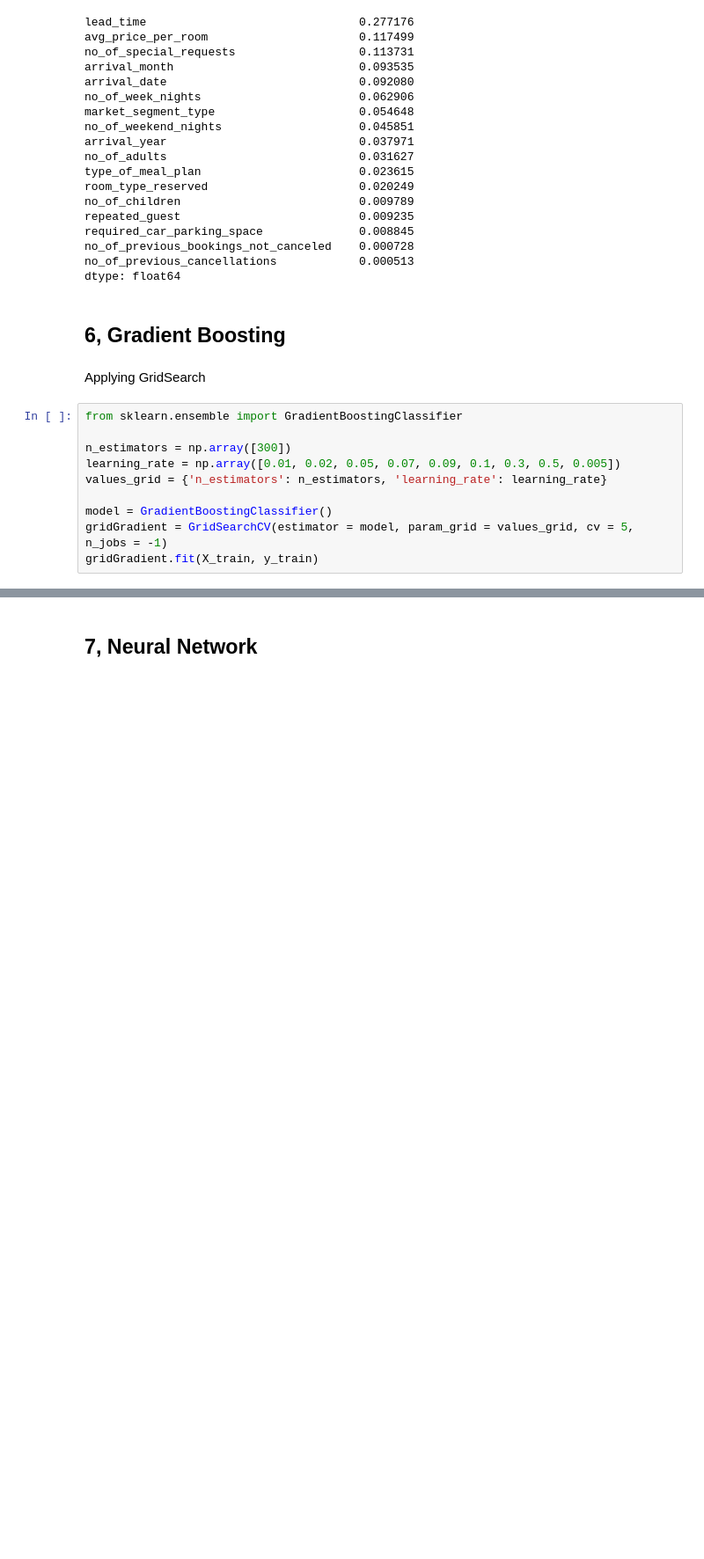
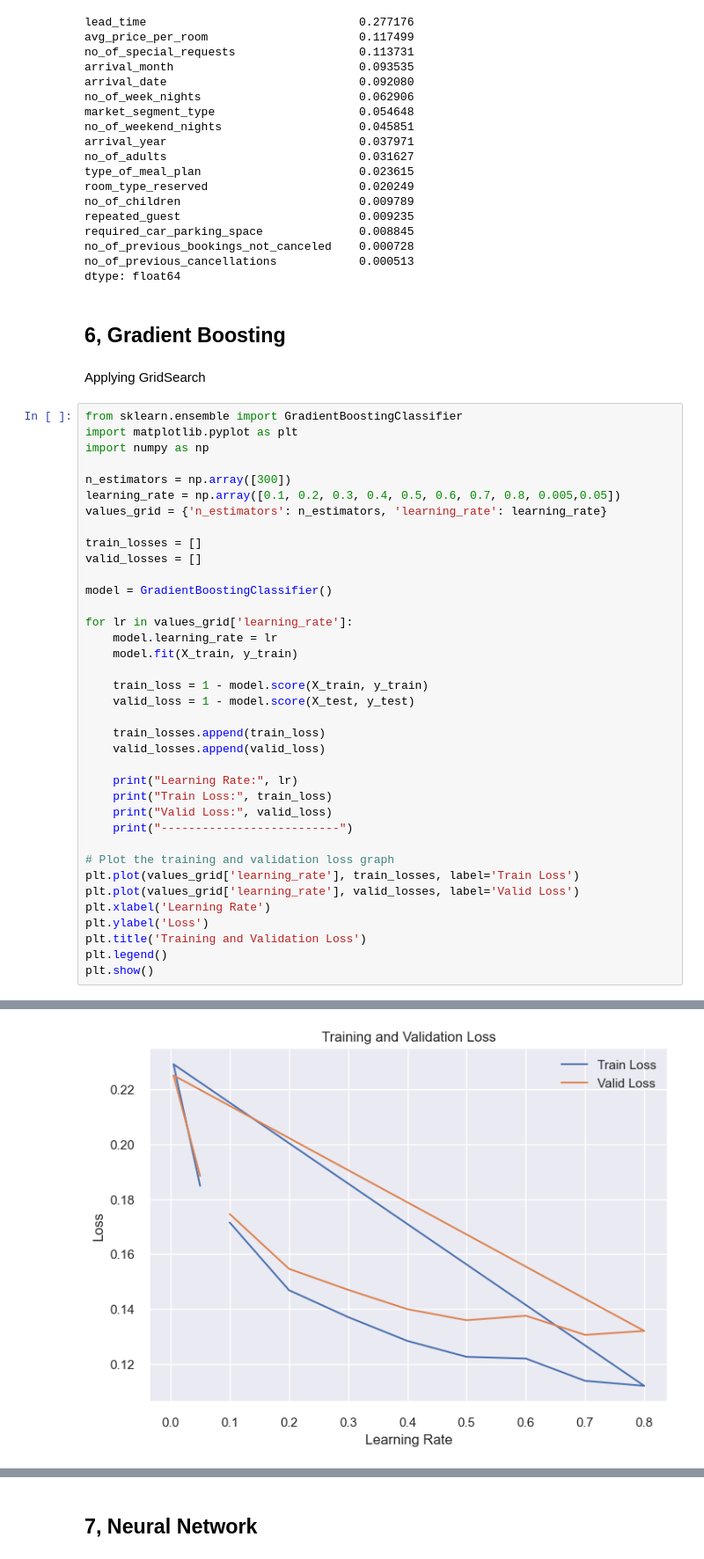
Before and after one commit to nthang2/Reserver-prediction, a Jupyter notebook: Hotel_Reservation.ipynb, the cells around one changed output, grey strips where cells are left out. Shown at 88% size. Drawn from its saved outputs; the diff is of its cells as text; blank space fills up the shorter version.

Commit message:
update all model except Neural Network, train it again!

```diff
--- a/Hotel_Reservation.ipynb
+++ b/Hotel_Reservation.ipynb
@@ -1111,12 +1124,39 @@ dtype: float64
 Applying GridSearch
 # %%
 from sklearn.ensemble import GradientBoostingClassifier
+import matplotlib.pyplot as plt
+import numpy as np
 
 n_estimators = np.array([300])
-learning_rate = np.array([0.01, 0.02, 0.05, 0.07, 0.09, 0.1, 0.3, 0.5, 0.005])
+learning_rate = np.array([0.1, 0.2, 0.3, 0.4, 0.5, 0.6, 0.7, 0.8, 0.005,0.05])
 values_grid = {'n_estimators': n_estimators, 'learning_rate': learning_rate}
 
+train_losses = []
+valid_losses = []
+
 model = GradientBoostingClassifier()
-gridGradient = GridSearchCV(estimator = model, param_grid = values_grid, cv = 5, n_jobs = -1)
-gridGradient.fit(X_train, y_train)
+
+for lr in values_grid['learning_rate']:
+    model.learning_rate = lr
+    model.fit(X_train, y_train)
+
+    train_loss = 1 - model.score(X_train, y_train)
+    valid_loss = 1 - model.score(X_test, y_test)
+
+    train_losses.append(train_loss)
+    valid_losses.append(valid_loss)
+
+    print("Learning Rate:", lr)
+    print("Train Loss:", train_loss)
+    print("Valid Loss:", valid_loss)
+    print("--------------------------")
+
+# Plot the training and validation loss graph
+plt.plot(values_grid['learning_rate'], train_losses, label='Train Loss')
+plt.plot(values_grid['learning_rate'], valid_losses, label='Valid Loss')
+plt.xlabel('Learning Rate')
+plt.ylabel('Loss')
+plt.title('Training and Validation Loss')
+plt.legend()
+plt.show()
 # %% [output]
@@ -1125,0 +1180 @@ GridSearchCV(cv=5, estimator=GradientBoostingClassifier(), n_jobs=-1,
+[figure, added]
```
Also changed, not shown: parts of 30 cells of this notebook.
